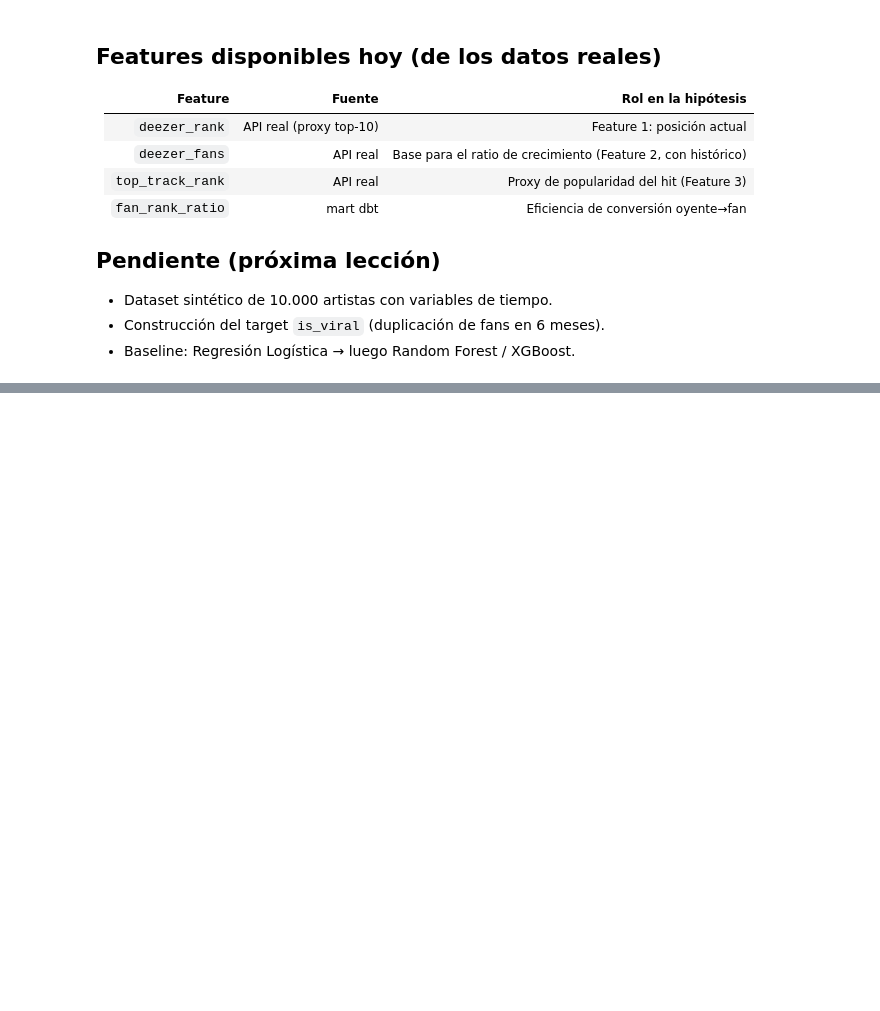
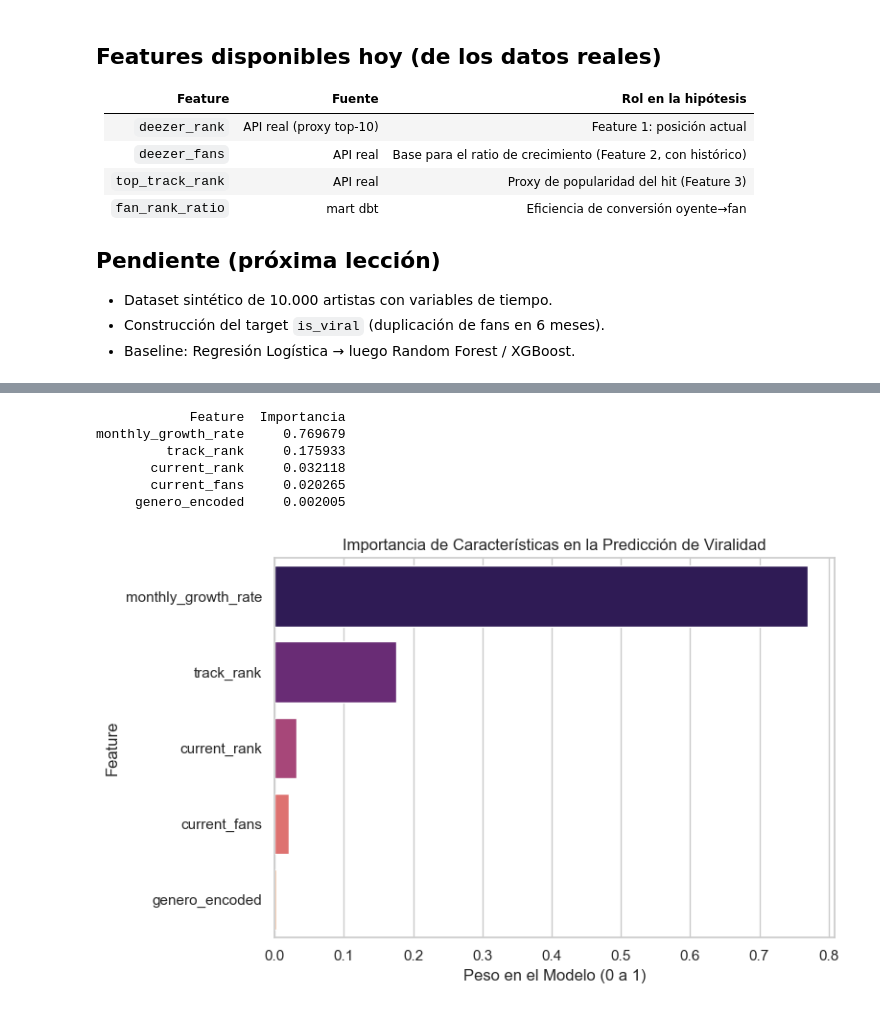
Before and after one commit to ned913msd/music-ar-scouting-platform, a Jupyter notebook: notebooks/01_virality_prediction.ipynb, the cells around one changed output, grey strips where cells are left out. Saved outputs shown, nothing was run; the diff lists cells and outputs as text; code cells hidden in the pictures; blank space fills up the shorter version.

```diff
--- a/notebooks/01_virality_prediction.ipynb
+++ b/notebooks/01_virality_prediction.ipynb
@@ -62,0 +160,20 @@ df_real[["artist_name", "deezer_fans", "deezer_rank", "top_track_rank", "scoutin
+# %%
+# Celda 4: Entrenar el Modelo (Random Forest)
+# 1. Separar Features (X) y Target (y)
+X = df_ml.drop('is_viral_next_6m', axis=1)
+y = df_ml['is_viral_next_6m']
+
+# 2. Dividir en Entrenamiento (80%) y Prueba (20%)
+X_train, X_test, y_train, y_test = train_test_split(
+    X, y, test_size=0.2, random_state=42, stratify=y
+)
+
+# 3. Inicializar y entrenar el modelo
+print("🤖 Entrenando Random Forest...")
+modelo_rf = RandomForestClassifier(n_estimators=100, max_depth=5, random_state=42)
+modelo_rf.fit(X_train, y_train)
+
+# 4. Predecir sobre el conjunto de prueba
+y_pred = modelo_rf.predict(X_test)
+y_pred_proba = modelo_rf.predict_proba(X_test)[:, 1]  # Probabilidades para el ROC-AUC
+print("Modelo entrenado:", modelo_rf)
@@ -62,0 +204,27 @@ df_real[["artist_name", "deezer_fans", "deezer_rank", "top_track_rank", "scoutin
+# %%
+# Celda 6: Feature Importance (El "Por Qué" del Modelo)
+# 💡 Un modelo de caja negra no sirve en A&R: el Director necesita saber QUÉ
+# variables impulsan la predicción.
+importancias = modelo_rf.feature_importances_
+features = X.columns
+
+df_importancia = pd.DataFrame({'Feature': features, 'Importancia': importancias})
+df_importancia = df_importancia.sort_values(by='Importancia', ascending=False)
+print(df_importancia.to_string(index=False))
+
+# Graficar (fix seaborn 0.13: hue explícito)
+plt.figure(figsize=(8, 5))
+sns.barplot(x='Importancia', y='Feature', hue='Feature', data=df_importancia,
+            palette='magma', legend=False)
+plt.title('Importancia de Características en la Predicción de Viralidad')
+plt.xlabel('Peso en el Modelo (0 a 1)')
+plt.tight_layout()
+plt.show()
+# %% [output]
+            Feature  Importancia
+monthly_growth_rate     0.769679
+         track_rank     0.175933
+       current_rank     0.032118
+       current_fans     0.020265
+     genero_encoded     0.002005
+[figure, added]
```
Also changed, not shown: parts of 8 cells of this notebook, 1 other file.
